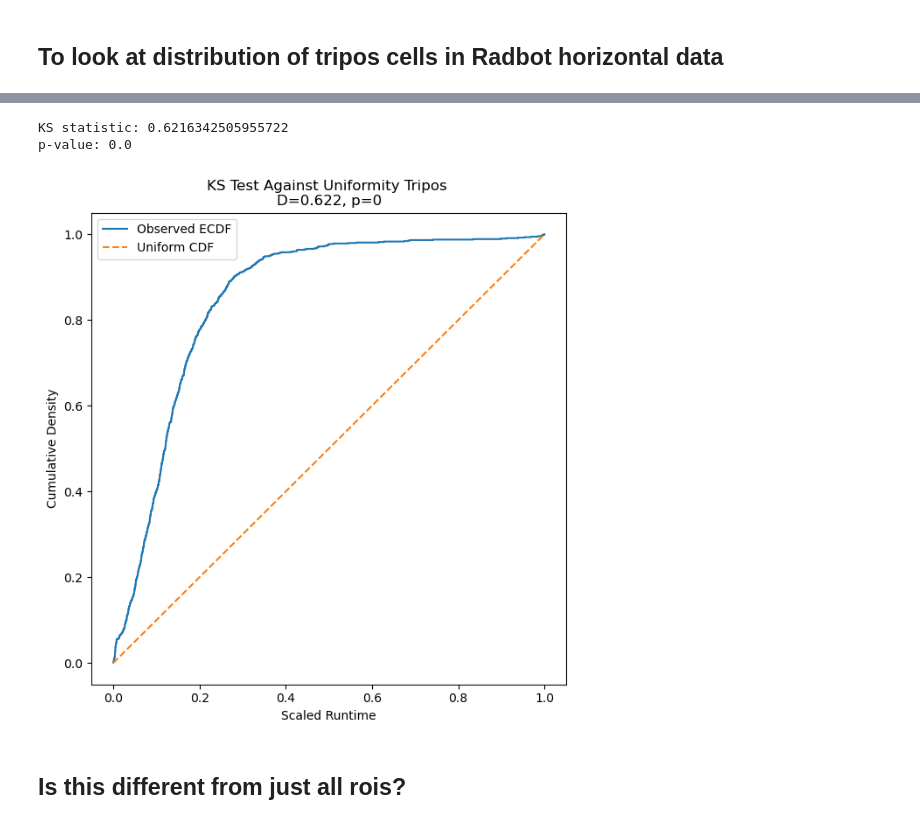
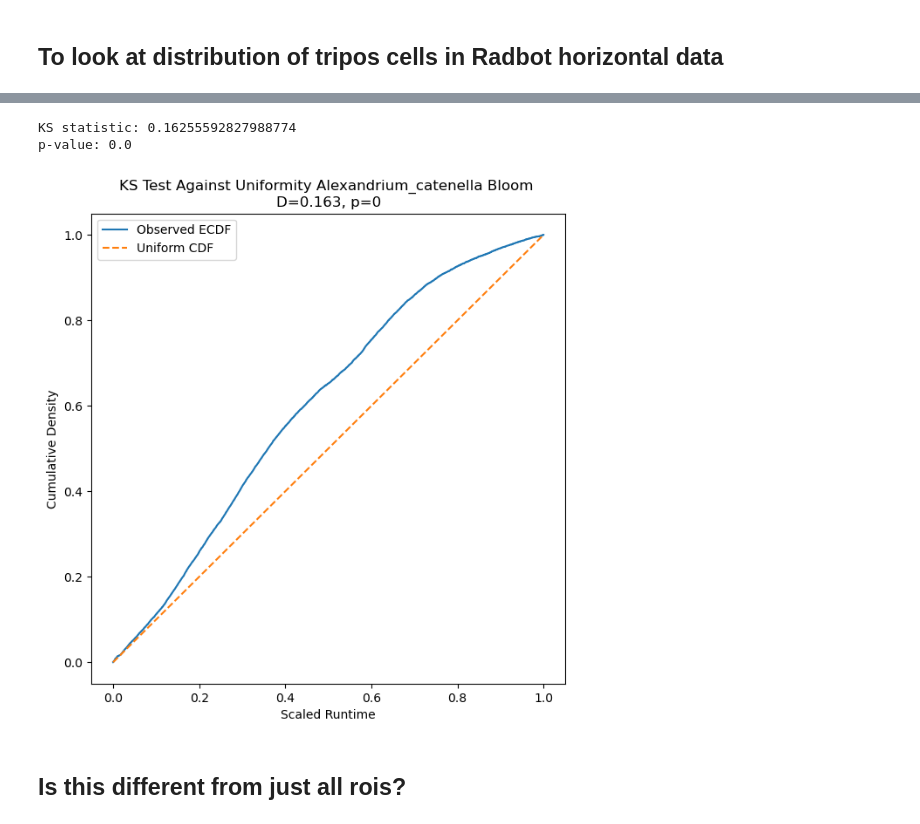
Before and after one commit to michaelstaiger/IFCBParticleSize, a Jupyter notebook: EmpyricalAnalysis/Notebooks/TriposAnalysis.ipynb, the cells around one changed output, grey strips where cells are left out. Cells and saved outputs as stored; diff of their text form; code cells hidden in the pictures.

```diff
--- a/EmpyricalAnalysis/Notebooks/TriposAnalysis.ipynb
+++ b/EmpyricalAnalysis/Notebooks/TriposAnalysis.ipynb
@@ -64,5 +65,5 @@ Saved to ../IFCBData/SeaTrac/subsampled/Tripos_muelleri_master.csv
 # %%
-df = pd.read_csv("../IFCBData/SeaTrac/subsampled/Tripos_muelleri_master.csv")
+df = pd.read_csv("/Users/michaelstaiger/Desktop/gitRepos/IFCBParticleSize/EmpyricalAnalysis/IFCBData/DenseAlex/Alex_master.csv")
 # %%
 print(df.head())
 # %% [output]
@@ -143,37 +144,37 @@ print("p-value:", p)
 # -----------------------------------
 plt.figure(figsize=(7,7))
 
 # observed ECDF
 plt.step(
     x,
     ecdf,
     where='post',
     label='Observed ECDF'
 )
 
 # theoretical uniform CDF
 plt.plot(
     theoretical_x,
     theoretical_cdf,
     linestyle='--',
     label='Uniform CDF'
 )
 
 plt.xlabel("Scaled Runtime")
 plt.ylabel("Cumulative Density")
 
 plt.title(
-    f"KS Test Against Uniformity Tripos \nD={ks_stat:.3f}, p={p:.3g}"
+    f"KS Test Against Uniformity Alexandrium_catenella Bloom \nD={ks_stat:.3f}, p={p:.3g}"
 )
 
 plt.legend()
-#plt.savefig("/Users/michaelstaiger/Desktop/gitRepos/IFCBParticleSize/EmpyricalAnalysis/Figs/Radbot_ios_Subsample/KS_test_tripos.png", dpi=300)
+#plt.savefig("/Users/michaelstaiger/Desktop/gitRepos/IFCBParticleSize/EmpyricalAnalysis/Figs/DenseAlexDay/KS_test_alex.png", dpi=300)
 
 plt.show()
 # %% [output]
-KS statistic: 0.6216342505955722
+KS statistic: 0.16255592827988774
 p-value: 0.0
-[figure, old version]
+[figure, new version]
 # %% [markdown]
 ## Is this different from just all rois?
 # %%
```
Also changed, not shown: parts of 15 cells of this notebook, 5 other files.
